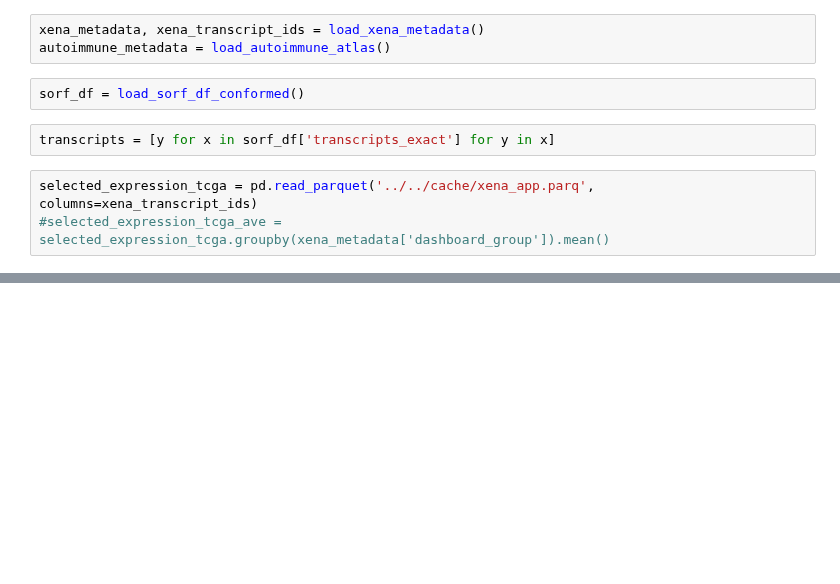
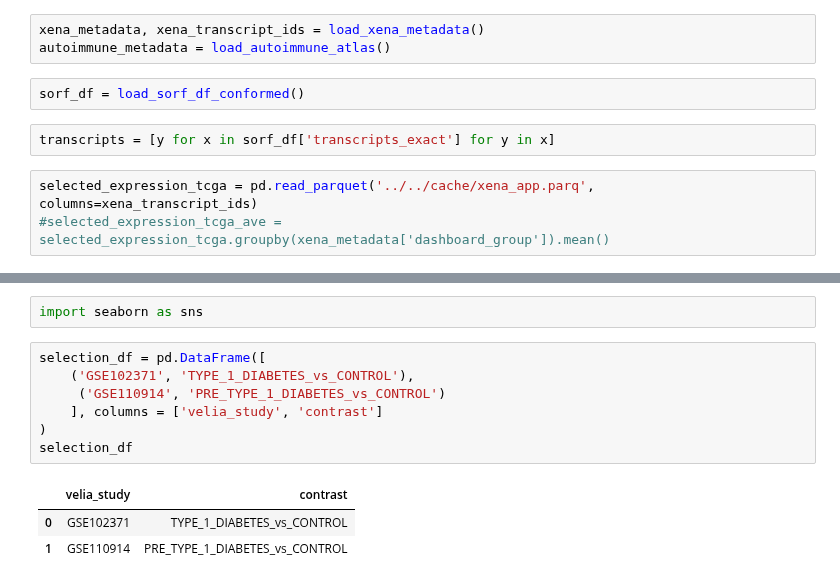
Before and after one commit to veliatx/dashboard, a Jupyter notebook: dashboard/notebooks/00_de_column.ipynb, the cells around one changed output, grey strips where cells are left out. Drawn from its saved outputs; the diff is of its cells as text; blank space fills up the shorter version.

```diff
--- a/dashboard/notebooks/00_de_column.ipynb
+++ b/dashboard/notebooks/00_de_column.ipynb
@@ -14 +24,14 @@ selected_expression_tcga = pd.read_parquet('../../cache/xena_app.parq', columns=
+# %%
+import seaborn as sns
+# %%
+selection_df = pd.DataFrame([
+    ('GSE102371', 'TYPE_1_DIABETES_vs_CONTROL'),
+     ('GSE110914', 'PRE_TYPE_1_DIABETES_vs_CONTROL')
+    ], columns = ['velia_study', 'contrast']
+)
+selection_df
+# %% [output]
+|  | velia_study | contrast |
+| 0 | GSE102371 | TYPE_1_DIABETES_vs_CONTROL |
+| 1 | GSE110914 | PRE_TYPE_1_DIABETES_vs_CONTROL |
 # %%
```
Also changed, not shown: parts of 5 cells of this notebook, 4 other files.
